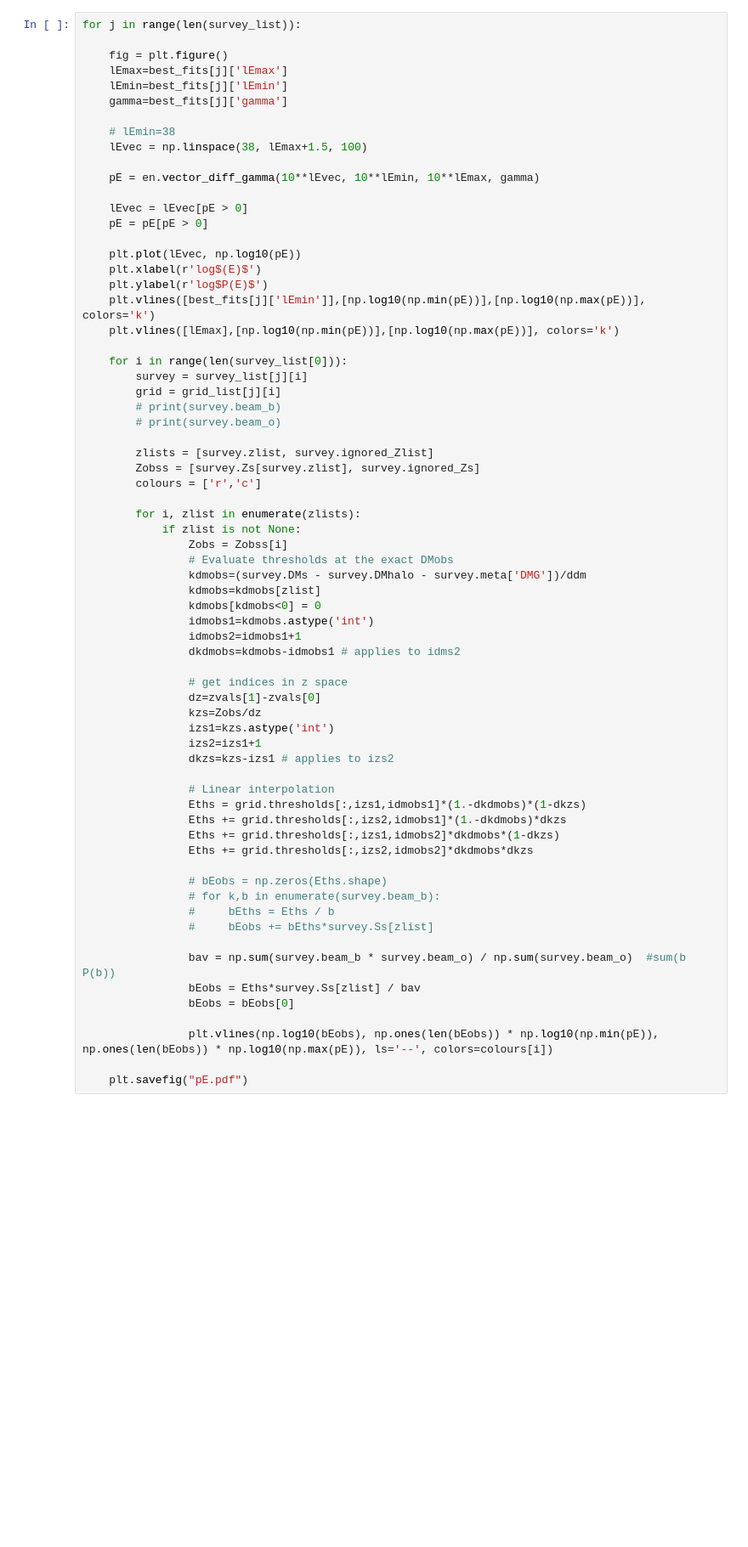
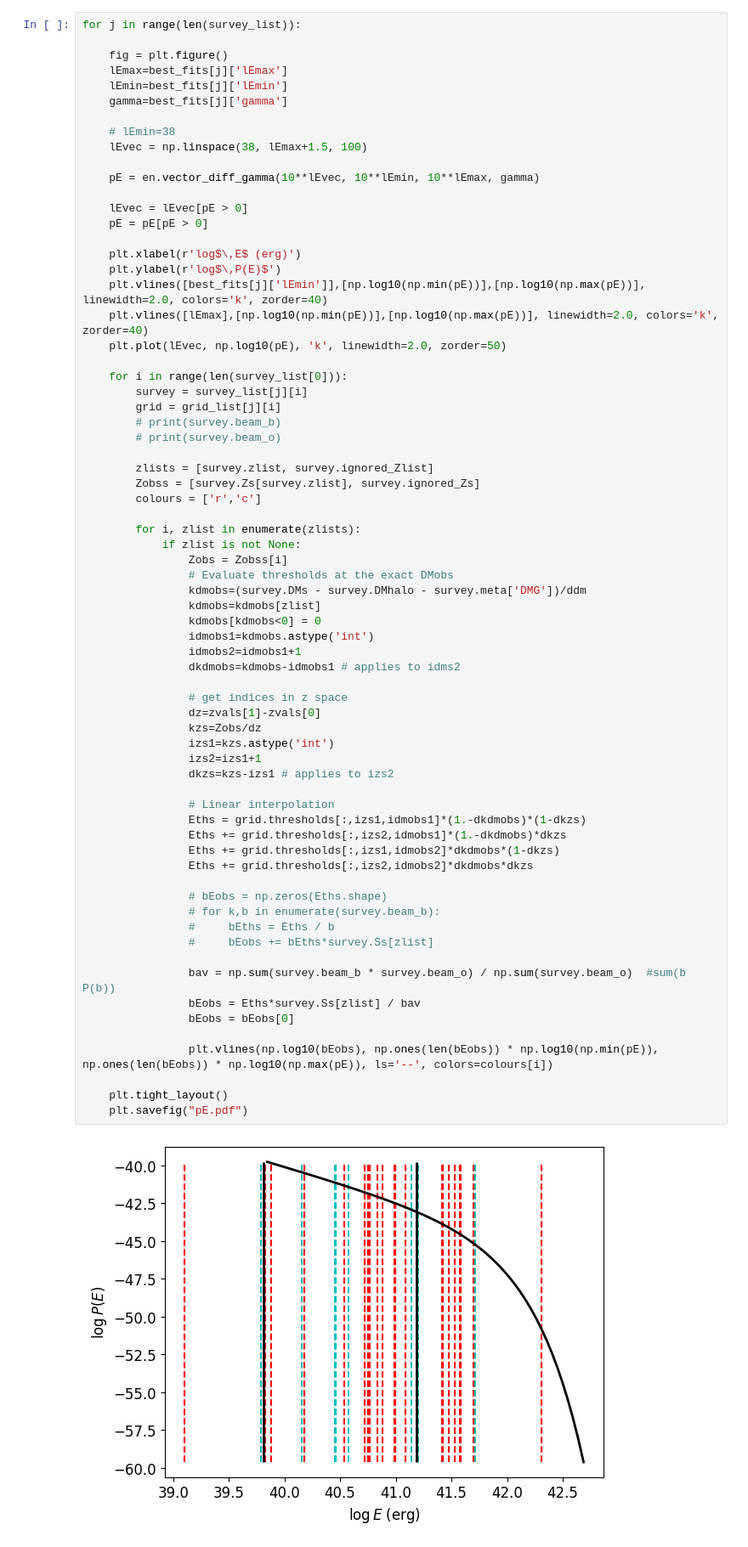
Before and after one commit to FRBs/zdm, a Jupyter notebook: papers/MCMC/plot_pdm_pz.ipynb, the cells around one changed output. Shown at 85% size. Drawn from its saved outputs; the diff is of its cells as text; blank space fills up the shorter version.

```diff
--- a/papers/MCMC/plot_pdm_pz.ipynb
+++ b/papers/MCMC/plot_pdm_pz.ipynb
@@ -267,11 +325,11 @@ for j in range(len(survey_list)):
     lEvec = lEvec[pE > 0]
     pE = pE[pE > 0]
 
-    plt.plot(lEvec, np.log10(pE))
-    plt.xlabel(r'log$(E)$')
-    plt.ylabel(r'log$P(E)$')
-    plt.vlines([best_fits[j]['lEmin']],[np.log10(np.min(pE))],[np.log10(np.max(pE))], colors='k')
-    plt.vlines([lEmax],[np.log10(np.min(pE))],[np.log10(np.max(pE))], colors='k')
+    plt.xlabel(r'log$\,E$ (erg)')
+    plt.ylabel(r'log$\,P(E)$')
+    plt.vlines([best_fits[j]['lEmin']],[np.log10(np.min(pE))],[np.log10(np.max(pE))], linewidth=2.0, colors='k', zorder=40)
+    plt.vlines([lEmax],[np.log10(np.min(pE))],[np.log10(np.max(pE))], linewidth=2.0, colors='k', zorder=40)
+    plt.plot(lEvec, np.log10(pE), 'k', linewidth=2.0, zorder=50)
 
     for i in range(len(survey_list[0])):
         survey = survey_list[j][i]
@@ -292,30 +350,33 @@ for j in range(len(survey_list)):
                 kdmobs[kdmobs<0] = 0
                 idmobs1=kdmobs.astype('int')
                 idmobs2=idmobs1+1
                 dkdmobs=kdmobs-idmobs1 # applies to idms2
 
                 # get indices in z space
                 dz=zvals[1]-zvals[0]
                 kzs=Zobs/dz
                 izs1=kzs.astype('int')
                 izs2=izs1+1
                 dkzs=kzs-izs1 # applies to izs2
 
                 # Linear interpolation
                 Eths = grid.thresholds[:,izs1,idmobs1]*(1.-dkdmobs)*(1-dkzs)
                 Eths += grid.thresholds[:,izs2,idmobs1]*(1.-dkdmobs)*dkzs
                 Eths += grid.thresholds[:,izs1,idmobs2]*dkdmobs*(1-dkzs)
                 Eths += grid.thresholds[:,izs2,idmobs2]*dkdmobs*dkzs
 
                 # bEobs = np.zeros(Eths.shape)
                 # for k,b in enumerate(survey.beam_b):
                 #     bEths = Eths / b
                 #     bEobs += bEths*survey.Ss[zlist]
 
                 bav = np.sum(survey.beam_b * survey.beam_o) / np.sum(survey.beam_o)  #sum(b P(b))
                 bEobs = Eths*survey.Ss[zlist] / bav
                 bEobs = bEobs[0]
 
                 plt.vlines(np.log10(bEobs), np.ones(len(bEobs)) * np.log10(np.min(pE)), np.ones(len(bEobs)) * np.log10(np.max(pE)), ls='--', colors=colours[i])
 
+    plt.tight_layout()
     plt.savefig("pE.pdf")
+# %% [output]
+[figure, added]
```
Also changed, not shown: parts of 7 cells of this notebook, 1 other file.
